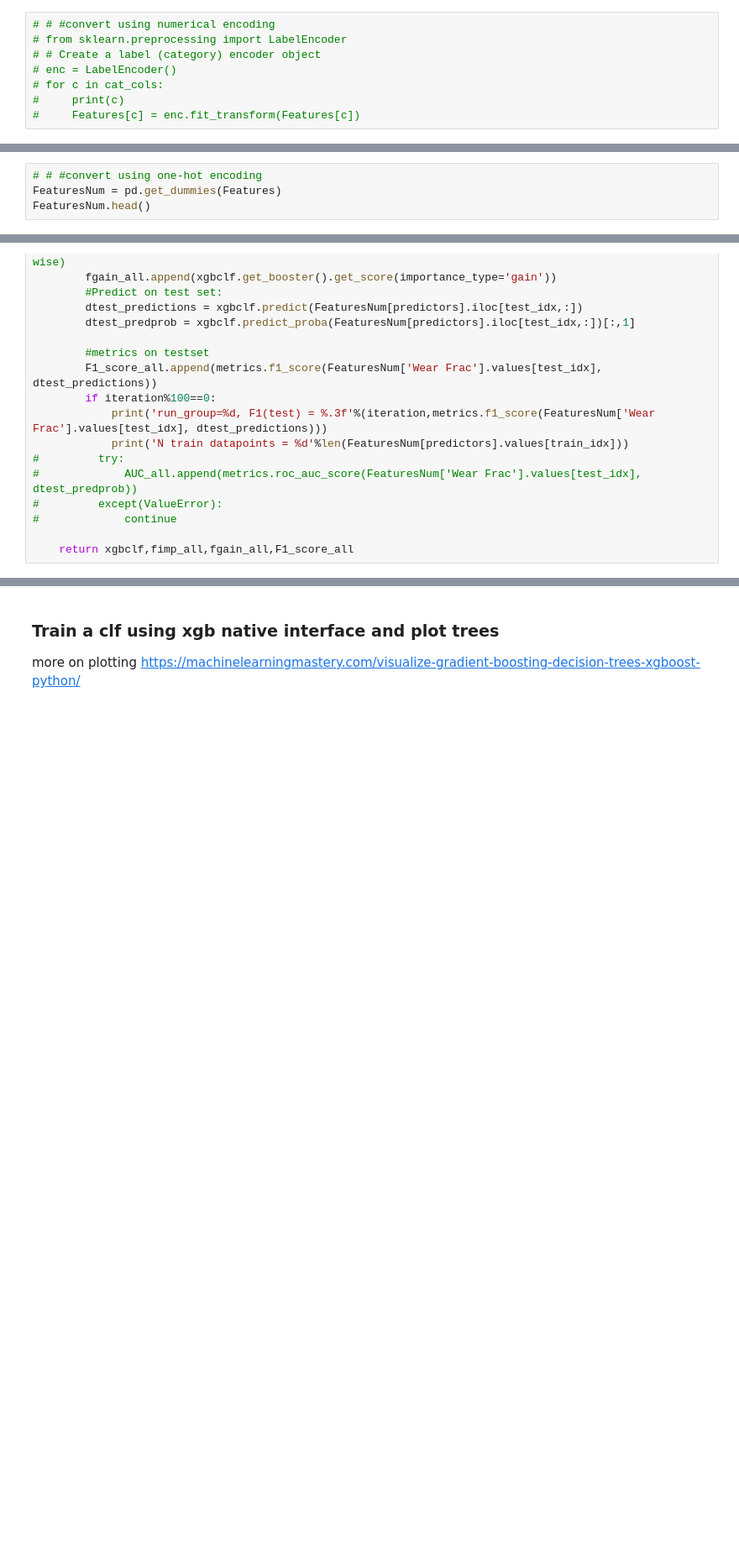
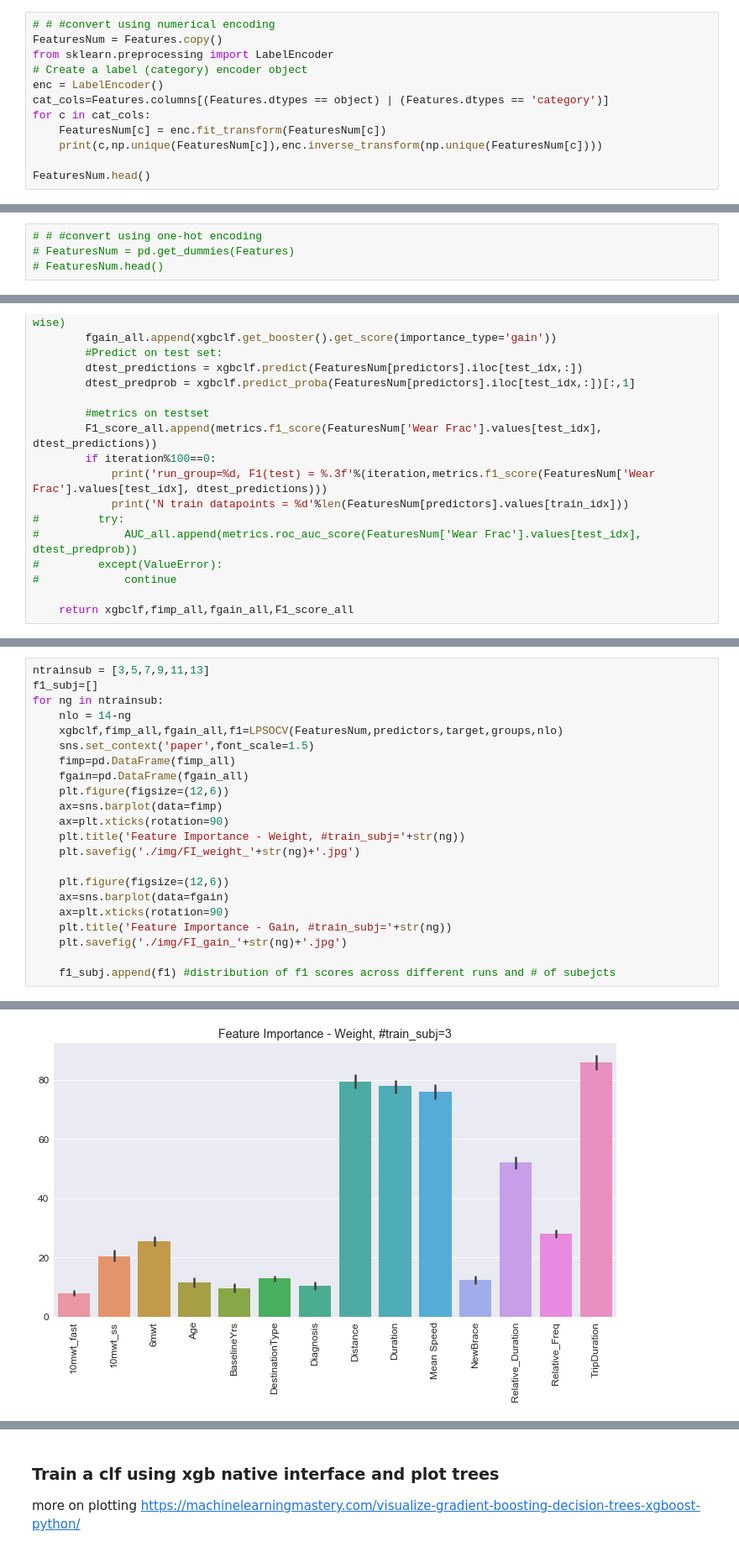
Before and after one commit to Luke3D/CbrAnalysis, a Jupyter notebook: GPS_AnalysisUIC.ipynb, the cells around one changed output, grey strips where cells are left out. Shown at 84% size. Cells and saved outputs as stored; diff of their text form; blank space fills up the shorter version.

```diff
--- a/GPS_AnalysisUIC.ipynb
+++ b/GPS_AnalysisUIC.ipynb
@@ -735,9 +765,13 @@ SubjID = Features.SubjID
 Features = Features.drop('SubjID',axis=1)
 # %%
 # # #convert using numerical encoding
-# from sklearn.preprocessing import LabelEncoder
-# # Create a label (category) encoder object
-# enc = LabelEncoder()
-# for c in cat_cols:
-#     print(c)
-#     Features[c] = enc.fit_transform(Features[c])
+FeaturesNum = Features.copy()
+from sklearn.preprocessing import LabelEncoder
+# Create a label (category) encoder object
+enc = LabelEncoder()
+cat_cols=Features.columns[(Features.dtypes == object) | (Features.dtypes == 'category')]
+for c in cat_cols:
+    FeaturesNum[c] = enc.fit_transform(FeaturesNum[c])
+    print(c,np.unique(FeaturesNum[c]),enc.inverse_transform(np.unique(FeaturesNum[c])))
+
+FeaturesNum.head()
@@ -744,4 +788,4 @@ Features = Features.drop('SubjID',axis=1)
 # %%
 # # #convert using one-hot encoding
-FeaturesNum = pd.get_dummies(Features)
-FeaturesNum.head()
+# FeaturesNum = pd.get_dummies(Features)
+# FeaturesNum.head()
@@ -1052,0 +1087,23 @@ def LPSOCV(FeaturesNum,predictors,target,groups,ng,seed=22,Verbose=False):
+# %%
+ntrainsub = [3,5,7,9,11,13]
+f1_subj=[]
+for ng in ntrainsub:
+    nlo = 14-ng
+    xgbclf,fimp_all,fgain_all,f1=LPSOCV(FeaturesNum,predictors,target,groups,nlo)
+    sns.set_context('paper',font_scale=1.5)
+    fimp=pd.DataFrame(fimp_all)
+    fgain=pd.DataFrame(fgain_all)
+    plt.figure(figsize=(12,6))
+    ax=sns.barplot(data=fimp)
+    ax=plt.xticks(rotation=90)
+    plt.title('Feature Importance - Weight, #train_subj='+str(ng))
+    plt.savefig('./img/FI_weight_'+str(ng)+'.jpg')
+
+    plt.figure(figsize=(12,6))
+    ax=sns.barplot(data=fgain)
+    ax=plt.xticks(rotation=90)
+    plt.title('Feature Importance - Gain, #train_subj='+str(ng))
+    plt.savefig('./img/FI_gain_'+str(ng)+'.jpg')
+
+    f1_subj.append(f1) #distribution of f1 scores across different runs and # of subejcts
+# %% [output]
@@ -1052,0 +1127 @@ def LPSOCV(FeaturesNum,predictors,target,groups,ng,seed=22,Verbose=False):
+[figure, added]
```
Also changed, not shown: parts of 36 cells of this notebook.
